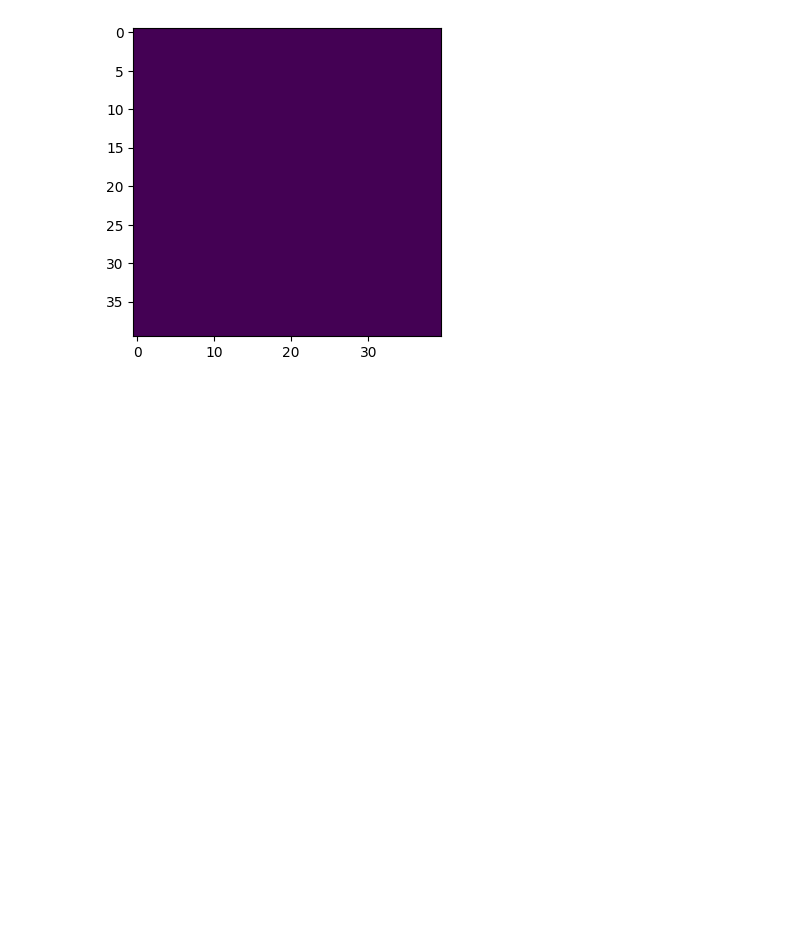
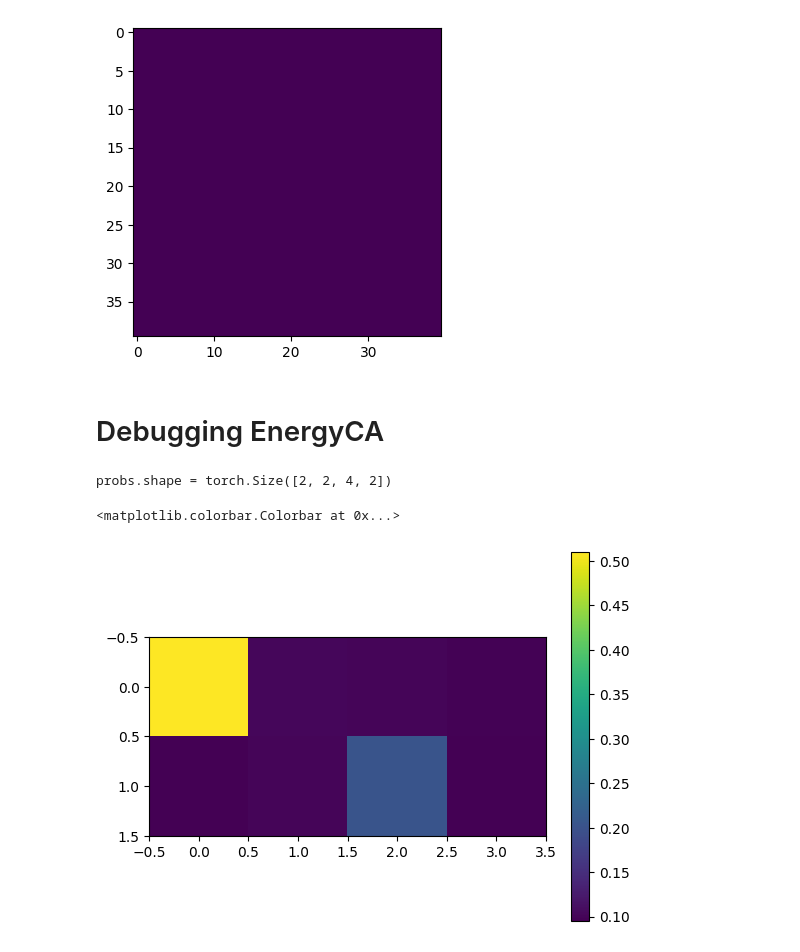
Before and after one commit to andrecharneca/Adaptive-Neural-Cellular-Automata, a Jupyter notebook: debug.ipynb, the cells around one changed output. Cells and saved outputs as stored; diff of their text form; code cells hidden in the pictures; blank space fills up the shorter version.

Commit message:
started adding gumbel_softmax instead of bernoulli

```diff
--- a/debug.ipynb
+++ b/debug.ipynb
@@ -169,3 +169,30 @@ plt.show()
 lizard_clean.shape = (40, 40, 4)
 lizard_dirty.shape = (40, 40, 4)
 [figure]
+# %% [markdown]
+# Debugging EnergyCA
+# %%
+# trying gumbel softmax
+probs = np.array([
+    [[0.8,0.2, 0.1, 0.5], [0.1,0.1,0.1,0.1]],
+    [[0.5,0.1,0.1,0.1], [0.1,0.1,0.2,0.1]],
+    ])
+probs = torch.from_numpy(probs).unsqueeze(-1)
+probs = torch.cat([probs, 1-probs], dim=-1) # gumbel softmax requires #channels = #classes, we have 2 classes: fire or no fire
+debug("probs.shape")
+logits = torch.log(probs)
+
+# do histogram over multiple samples
+
+updates_gumbel = []
+for i in range(10000):
+    updates_gumbel.append(torch.nn.functional.gumbel_softmax(logits, hard=True))
+
+updates_gumbel = torch.stack(updates_gumbel)
+updates_gumbel = updates_gumbel.sum(axis=0) / 10000
+plt.imshow(updates_gumbel[1,:,:,0].numpy())
+plt.colorbar()
+# %% [output]
+probs.shape = torch.Size([2, 2, 4, 2])
+<matplotlib.colorbar.Colorbar at 0x...>
+[figure, added]
```
Also changed, not shown: 1 other file.
